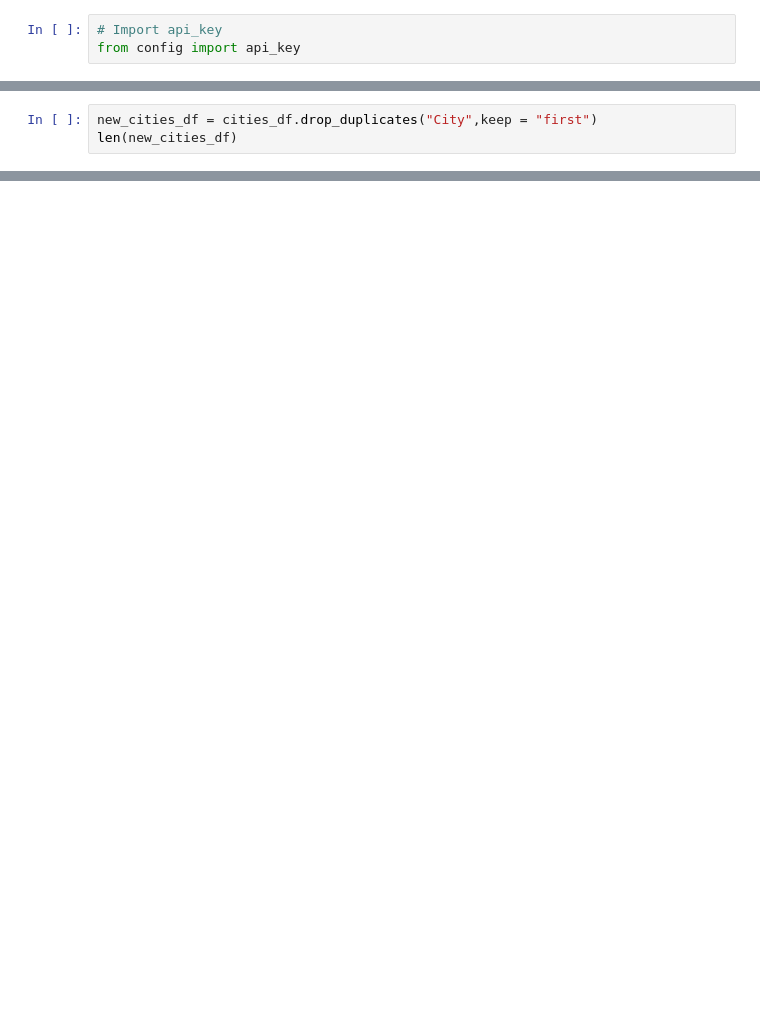
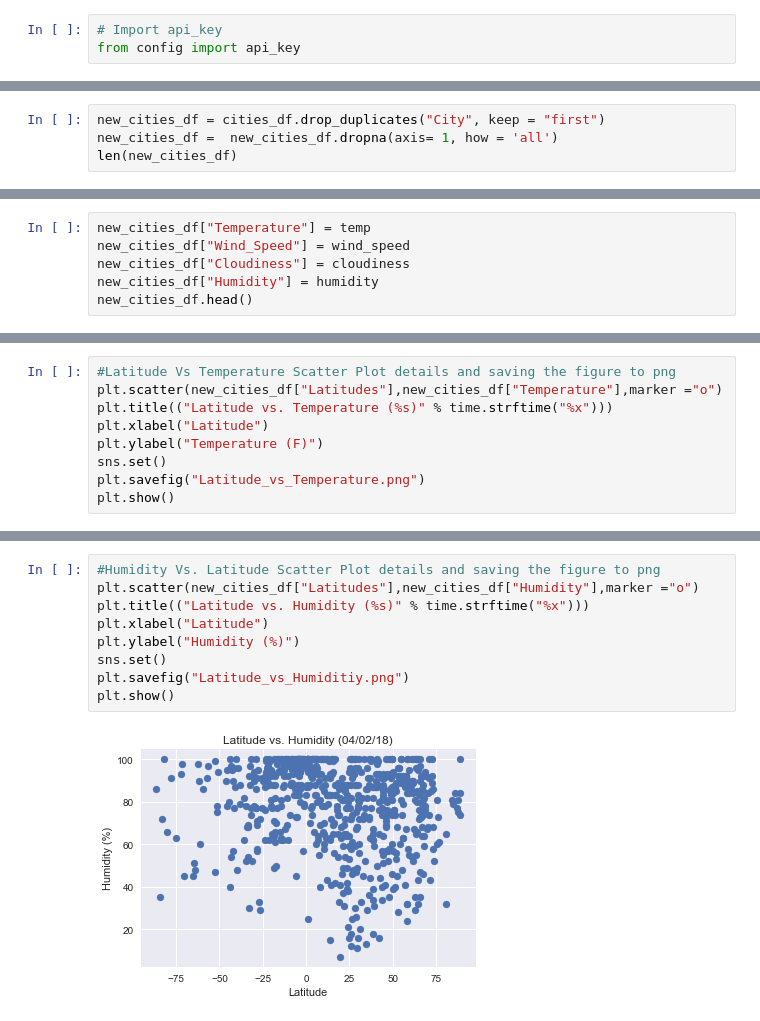
Before and after one commit to malvika/API-challenge, a Jupyter notebook: WeatherAPI.ipynb, the cells around one changed output, grey strips where cells are left out. Cells and saved outputs as stored; diff of their text form; blank space fills up the shorter version.

```diff
--- a/WeatherAPI.ipynb
+++ b/WeatherAPI.ipynb
@@ -53,4 +54,5 @@ cities_df.head()
 # %%
-new_cities_df = cities_df.drop_duplicates("City",keep = "first")
+new_cities_df = cities_df.drop_duplicates("City", keep = "first")
+new_cities_df =  new_cities_df.dropna(axis= 1, how = 'all')
 len(new_cities_df)
 # %% [output]
@@ -57,0 +107,6 @@ len(new_cities_df)
+# %%
+new_cities_df["Temperature"] = temp
+new_cities_df["Wind_Speed"] = wind_speed
+new_cities_df["Cloudiness"] = cloudiness
+new_cities_df["Humidity"] = humidity
+new_cities_df.head()
@@ -57,0 +124,9 @@ len(new_cities_df)
+# %%
+#Latitude Vs Temperature Scatter Plot details and saving the figure to png
+plt.scatter(new_cities_df["Latitudes"],new_cities_df["Temperature"],marker ="o")
+plt.title(("Latitude vs. Temperature (%s)" % time.strftime("%x")))
+plt.xlabel("Latitude")
+plt.ylabel("Temperature (F)")
+sns.set()
+plt.savefig("Latitude_vs_Temperature.png")
+plt.show()
@@ -57,0 +135,11 @@ len(new_cities_df)
+# %%
+#Humidity Vs. Latitude Scatter Plot details and saving the figure to png
+plt.scatter(new_cities_df["Latitudes"],new_cities_df["Humidity"],marker ="o")
+plt.title(("Latitude vs. Humidity (%s)" % time.strftime("%x")))
+plt.xlabel("Latitude")
+plt.ylabel("Humidity (%)")
+sns.set()
+plt.savefig("Latitude_vs_Humiditiy.png")
+plt.show()
+# %% [output]
+[figure, added]
```
Also changed, not shown: parts of 9 cells of this notebook, 7 other files.
